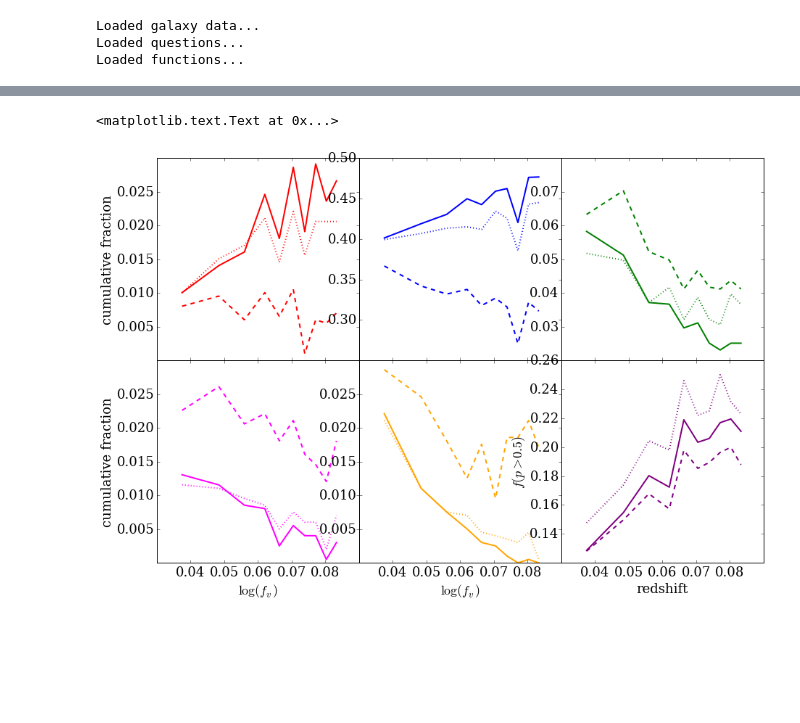
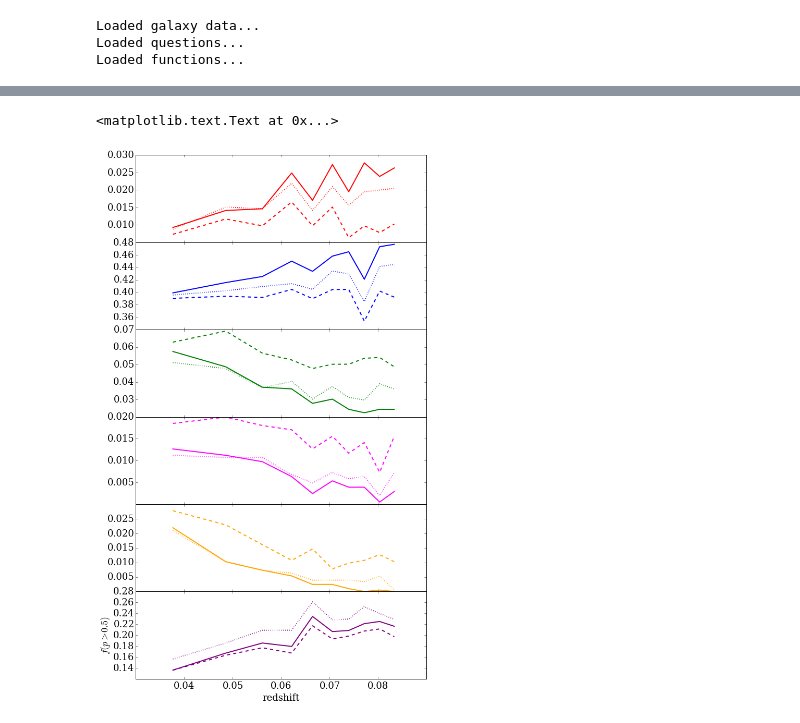
Before and after one commit to RossHart/Debiasing-testing-v2, a Jupyter notebook: Codes/debiasing_report.ipynb, the cells around one changed output, grey strips where cells are left out. Saved outputs shown, nothing was run; the diff lists cells and outputs as text; code cells hidden in the pictures; blank space fills up the shorter version.

```diff
--- a/Codes/debiasing_report.ipynb
+++ b/Codes/debiasing_report.ipynb
@@ -50,23 +50,28 @@ def load_dataset(question,answer):
     return bins,all_bins,debiased,fit_results,vbins_table,fit_setup
 
 
-def make_axes(n_morph,xlabel='$\log(f_v)$',ylabel='cumulative fraction',sharex=True,sharey=True):
+def make_axes(n_morph,xlabel='$\log(f_v)$',ylabel='cumulative fraction',sharex=True,sharey=True,stack=False):
 
     x_dimension = math.ceil(math.sqrt(n_morph))
     y_dimension = math.ceil(n_morph/x_dimension)
     n_plots = x_dimension*y_dimension
     n_spare = n_plots-n_morph
     remove_axes = np.arange(-n_spare,0)
-    fig,axes = plt.subplots(y_dimension,x_dimension,sharex=sharex,sharey=sharey,figsize=(5*x_dimension,5*y_dimension))
-    if n_morph >= 3:
-        for ax in axes[-1,:]:
-            ax.set_xlabel(xlabel)
-        for ax in axes[:,0]:
-            ax.set_ylabel(ylabel)
+
+    if stack == True:
+        fig,axes = plt.subplots(n_morph,1,sharex=sharex,sharey=sharey,figsize=(10,3*n_morph))
     else:
-        axes[0].set_xlabel(xlabel)
-        axes[0].set_ylabel(ylabel)
-        axes[1].set_xlabel(xlabel)
+        fig,axes = plt.subplots(y_dimension,x_dimension,sharex=sharex,sharey=sharey,figsize=(5*x_dimension
+                                                                                             ,5*y_dimension))
+        if n_morph >= 3:
+            for ax in axes[-1,:]:
+                ax.set_xlabel(xlabel)
+            for ax in axes[:,0]:
+                ax.set_ylabel(ylabel)
+        else:
+            axes[0].set_xlabel(xlabel)
+            axes[0].set_ylabel(ylabel)
+            axes[1].set_xlabel(xlabel)
     plt.subplots_adjust(hspace=0,wspace=0)
     axes=axes.ravel()
     for m in remove_axes:
@@ -166,7 +171,7 @@ for n,answer in enumerate(answers):
 
     bins,all_bins,debiased,fit_results,vbins_table,fit_setup = load_dataset(question,answer)
 
-    zbins = bins['zbin']
+    zbins = bins['coarse_zbin']
     vbins = bins['vbin']
     func = fit_setup['func']
 
@@ -354,7 +359,7 @@ raw_debiased_scatter(full_data,method='bin',volume_limit=True)
 # Redshift trends:
 from scipy.stats import binned_statistic
 
-fig,axarr = make_axes(n_morph=len(answers),sharex=True,sharey=False)
+fig,axarr = make_axes(n_morph=len(answers),sharex=True,sharey=False,stack=True)
 
 def bin_by_column(column, nbins, fixedcount=True):
     sorted_indices = np.argsort(column)
@@ -382,34 +387,34 @@ morph_cut = 0.5
 
 for n,answer in enumerate(answers):
 
     reference_data = vl[question + '_' + answer + '_weighted_fraction']
     w13_data = vl[question + '_' + answer + '_debiased']
     h16_data = vl[question + '_' + answer +'_debiased_rh']
 
     deb_fracs = np.zeros(N_b)
     raw_fracs = np.zeros(N_b)
     w13_fracs = np.zeros(N_b)
 
     for m,b in enumerate(np.unique(bins)):
 
         bin_deb = h16_data[bins == b]
         bin_raw = reference_data[bins == b]
         bin_w13 = w13_data[bins == b]
 
         raw_fracs[m] = np.sum(bin_raw > morph_cut)/len(bin_raw)
         deb_fracs[m] = np.sum(bin_deb > morph_cut)/len(bin_deb)
         w13_fracs[m] = np.sum(bin_w13 > morph_cut)/len(bin_w13)
 
     axarr[n].plot(x,raw_fracs,linestyle='solid',linewidth=2,color=clrs[n],label=labels[n])
     axarr[n].plot(x,deb_fracs,linestyle='dashed',linewidth=2,color=clrs[n],label=labels[n])
     axarr[n].plot(x,w13_fracs,linestyle='dotted',linewidth=2,color=clrs[n],label=labels[n])
 
 #plt.ylim(0,1)
 plt.ylabel('$f(p>{{{}}})$'.format(morph_cut))
 plt.xlabel('redshift')
 # %% [output]
 <matplotlib.text.Text at 0x...>
-[figure, old version]
+[figure, new version]
 # %%
 # check sample sizes?
 
```
Also changed, not shown: parts of 7 cells of this notebook, 2 other files.
